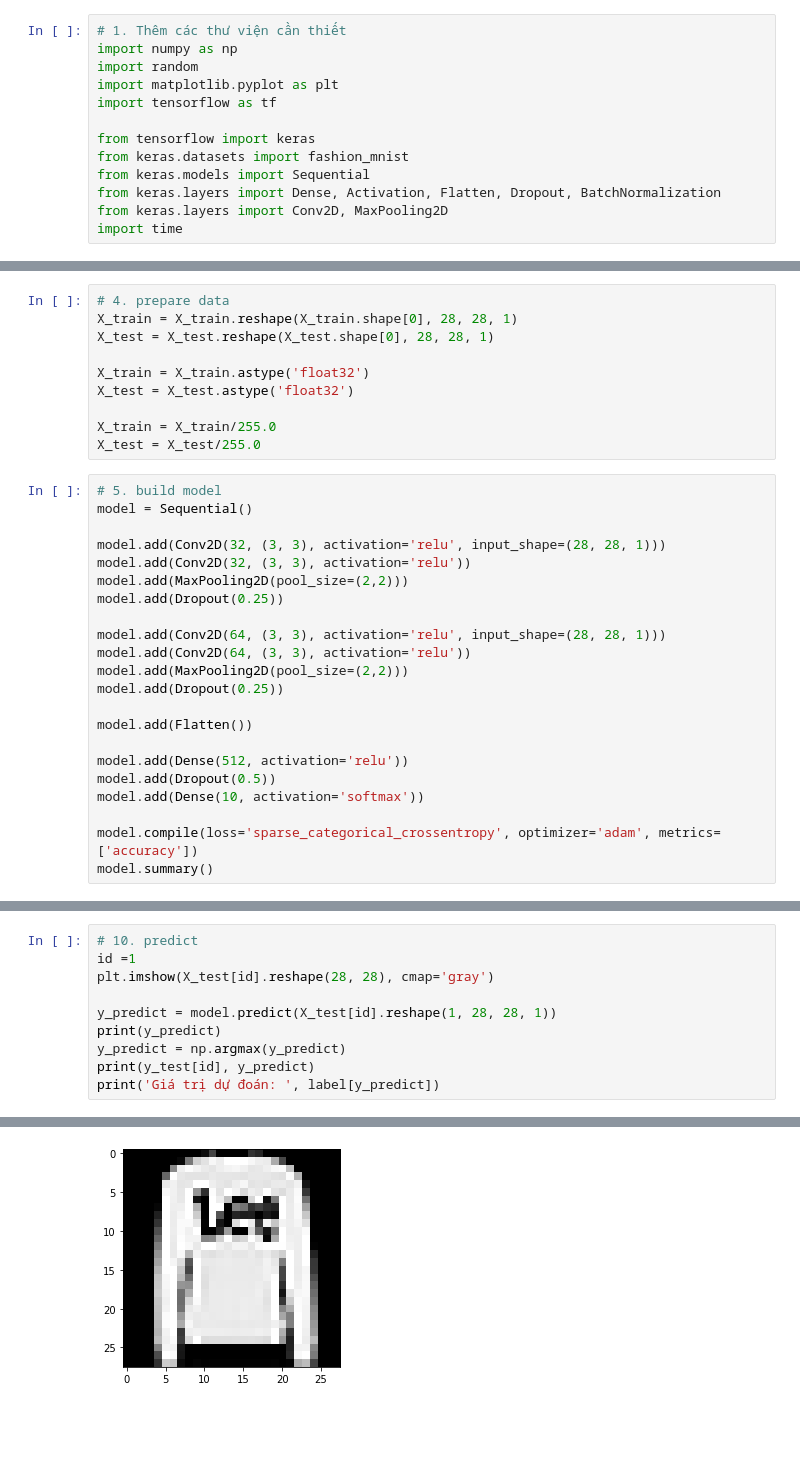
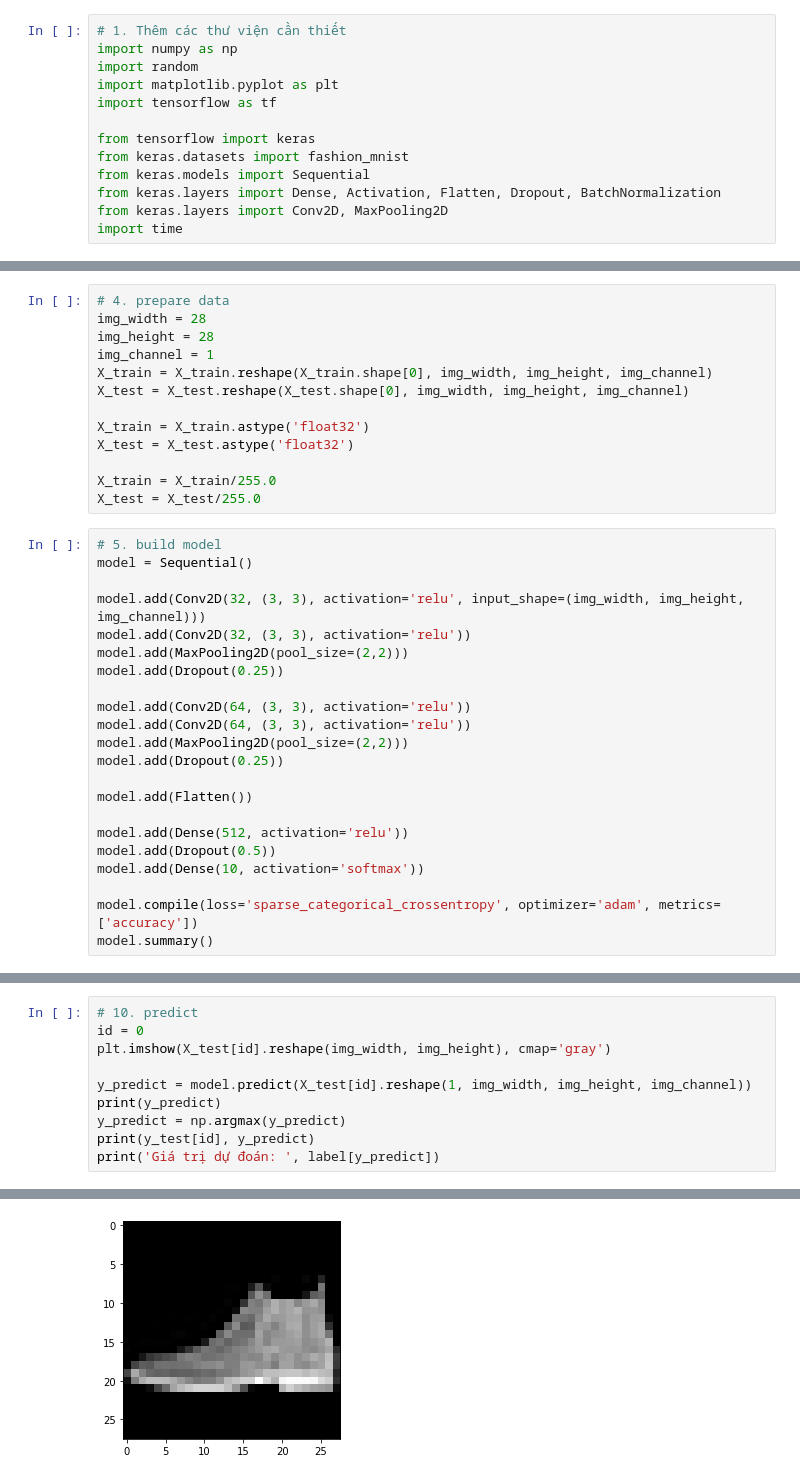
Before and after one commit to huynhspm/Basic_ML, a Jupyter notebook: Image Classification/Mnist_Fashion_Project.ipynb, the cells around one changed output, grey strips where cells are left out. Drawn from its saved outputs; the diff is of its cells as text; blank space fills up the shorter version.

```diff
--- a/Image Classification/Mnist_Fashion_Project.ipynb
+++ b/Image Classification/Mnist_Fashion_Project.ipynb
@@ -61,7 +61,10 @@ plt.show()
 # %%
 # 4. prepare data
-X_train = X_train.reshape(X_train.shape[0], 28, 28, 1)
-X_test = X_test.reshape(X_test.shape[0], 28, 28, 1)
+img_width = 28
+img_height = 28
+img_channel = 1
+X_train = X_train.reshape(X_train.shape[0], img_width, img_height, img_channel)
+X_test = X_test.reshape(X_test.shape[0], img_width, img_height, img_channel)
 
 X_train = X_train.astype('float32')
 X_test = X_test.astype('float32')
@@ -72,12 +75,12 @@ X_test = X_test/255.0
 # 5. build model
 model = Sequential()
 
-model.add(Conv2D(32, (3, 3), activation='relu', input_shape=(28, 28, 1)))
+model.add(Conv2D(32, (3, 3), activation='relu', input_shape=(img_width, img_height, img_channel)))
 model.add(Conv2D(32, (3, 3), activation='relu'))
 model.add(MaxPooling2D(pool_size=(2,2)))
 model.add(Dropout(0.25))
 
-model.add(Conv2D(64, (3, 3), activation='relu', input_shape=(28, 28, 1)))
+model.add(Conv2D(64, (3, 3), activation='relu'))
 model.add(Conv2D(64, (3, 3), activation='relu'))
 model.add(MaxPooling2D(pool_size=(2,2)))
 model.add(Dropout(0.25))
@@ -169,9 +172,9 @@ Running time: 1.33 (s)
 # %%
 # 10. predict
-id =1
-plt.imshow(X_test[id].reshape(28, 28), cmap='gray')
+id = 0
+plt.imshow(X_test[id].reshape(img_width, img_height), cmap='gray')
 
-y_predict = model.predict(X_test[id].reshape(1, 28, 28, 1))
+y_predict = model.predict(X_test[id].reshape(1, img_width, img_height, img_channel))
 print(y_predict)
 y_predict = np.argmax(y_predict)
 print(y_test[id], y_predict)
@@ -184 +187 @@ Giá trị dự đoán:  Pullover
-[figure, old version]
+[figure, new version]
```
Also changed, not shown: parts of 10 cells of this notebook.
